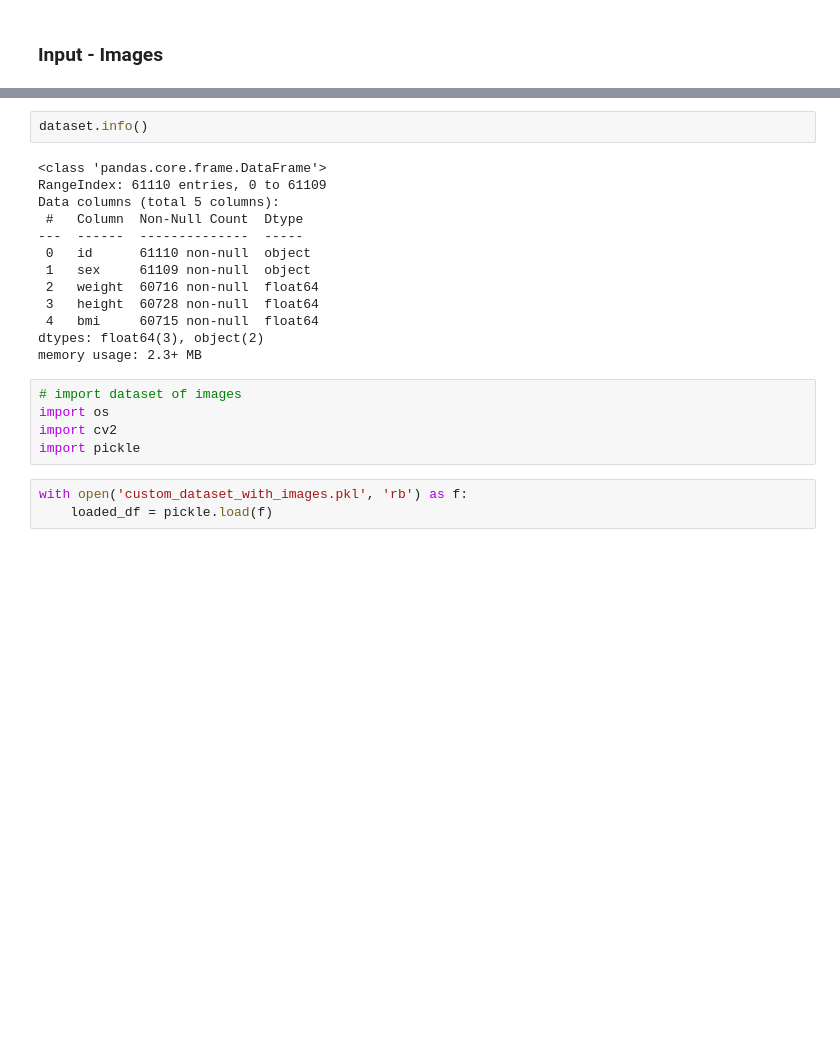
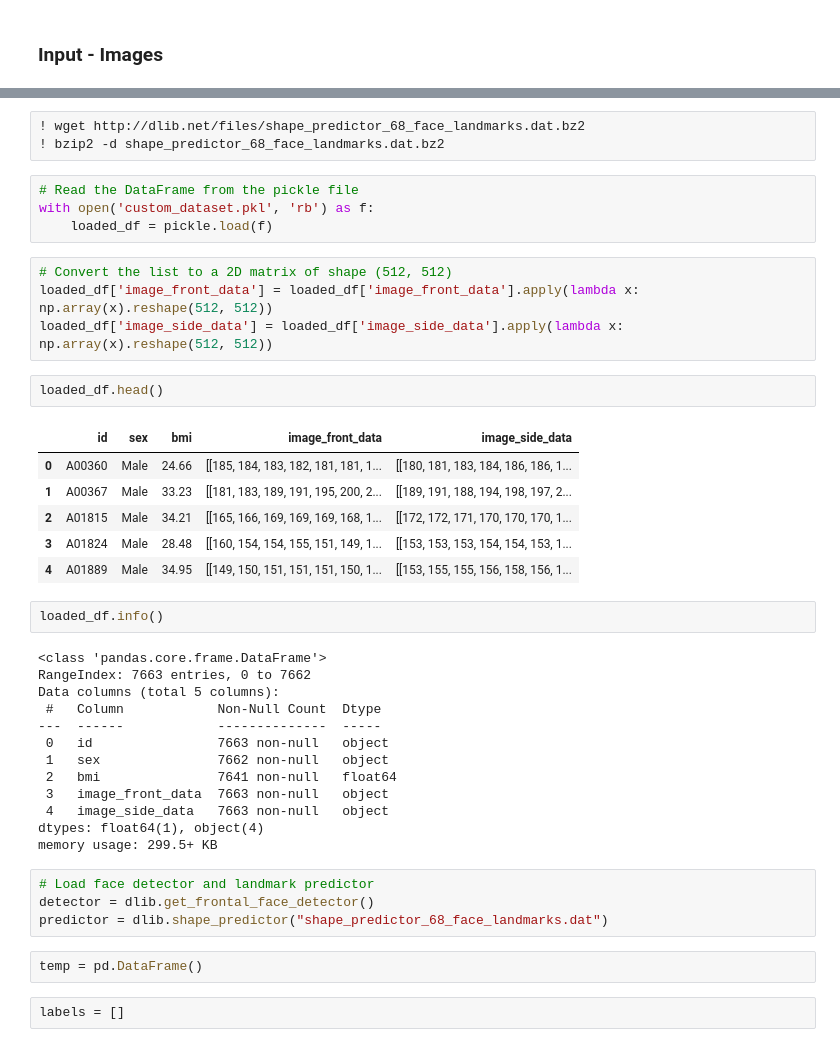
Before and after one commit to PranaavPrasad/PRML_Project, a Jupyter notebook: gender.ipynb, the cells around one changed output, grey strips where cells are left out. Saved outputs shown, nothing was run; the diff lists cells and outputs as text; blank space fills up the shorter version.

```diff
--- a/gender.ipynb
+++ b/gender.ipynb
@@ -21,23 +20,43 @@ dataset.head()
+# %%
+! wget http://dlib.net/files/shape_predictor_68_face_landmarks.dat.bz2
+! bzip2 -d shape_predictor_68_face_landmarks.dat.bz2
+# %%
+# Read the DataFrame from the pickle file
+with open('custom_dataset.pkl', 'rb') as f:
+    loaded_df = pickle.load(f)
+# %%
+# Convert the list to a 2D matrix of shape (512, 512)
+loaded_df['image_front_data'] = loaded_df['image_front_data'].apply(lambda x: np.array(x).reshape(512, 512))
+loaded_df['image_side_data'] = loaded_df['image_side_data'].apply(lambda x: np.array(x).reshape(512, 512))
+# %%
+loaded_df.head()
+# %% [output]
+|  | id | sex | bmi | image_front_data | image_side_data |
+| 0 | A00360 | Male | 24.66 | [[185, 184, 183, 182, 181, 181, 1... | [[180, 181, 183, 184, 186, 186, 1... |
+| 1 | A00367 | Male | 33.23 | [[181, 183, 189, 191, 195, 200, 2... | [[189, 191, 188, 194, 198, 197, 2... |
+| 2 | A01815 | Male | 34.21 | [[165, 166, 169, 169, 169, 168, 1... | [[172, 172, 171, 170, 170, 170, 1... |
+| 3 | A01824 | Male | 28.48 | [[160, 154, 154, 155, 151, 149, 1... | [[153, 153, 153, 154, 154, 153, 1... |
+| 4 | A01889 | Male | 34.95 | [[149, 150, 151, 151, 151, 150, 1... | [[153, 155, 155, 156, 158, 156, 1... |
 # %%
-dataset.info()
+loaded_df.info()
 # %% [output]
 <class 'pandas.core.frame.DataFrame'>
-RangeIndex: 61110 entries, 0 to 61109
+RangeIndex: 7663 entries, 0 to 7662
 Data columns (total 5 columns):
- #   Column  Non-Null Count  Dtype
----  ------  --------------  -----
- 0   id      61110 non-null  object
- 1   sex     61109 non-null  object
- 2   weight  60716 non-null  float64
- 3   height  60728 non-null  float64
- 4   bmi     60715 non-null  float64
-dtypes: float64(3), object(2)
-memory usage: 2.3+ MB
+ #   Column            Non-Null Count  Dtype
+---  ------            --------------  -----
+ 0   id                7663 non-null   object
+ 1   sex               7662 non-null   object
+ 2   bmi               7641 non-null   float64
+ 3   image_front_data  7663 non-null   object
+ 4   image_side_data   7663 non-null   object
+dtypes: float64(1), object(4)
+memory usage: 299.5+ KB
-# %%
-# import dataset of images
-import os
-import cv2
-import pickle
-# %%
-with open('custom_dataset_with_images.pkl', 'rb') as f:
-    loaded_df = pickle.load(f)
+# %%
+# Load face detector and landmark predictor
+detector = dlib.get_frontal_face_detector()
+predictor = dlib.shape_predictor("shape_predictor_68_face_landmarks.dat")
+# %%
+temp = pd.DataFrame()
+# %%
+labels = []
```
Also changed, not shown: parts of 12 cells of this notebook, 2 other files.
